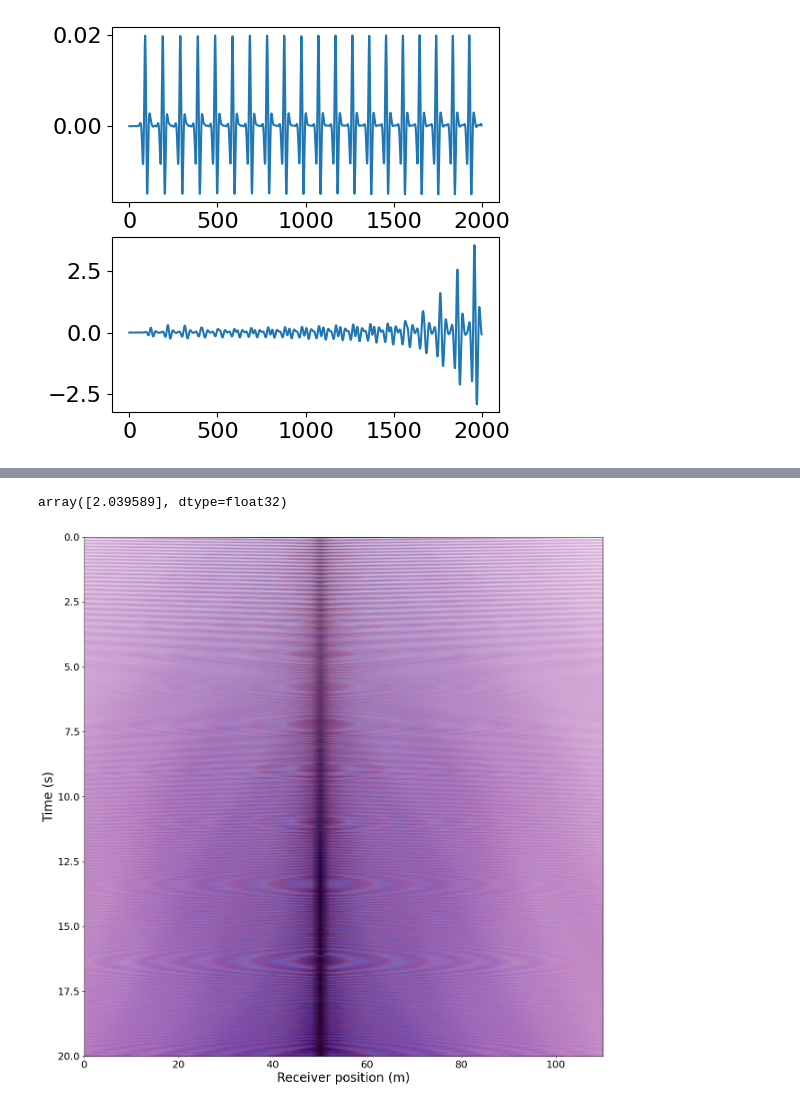
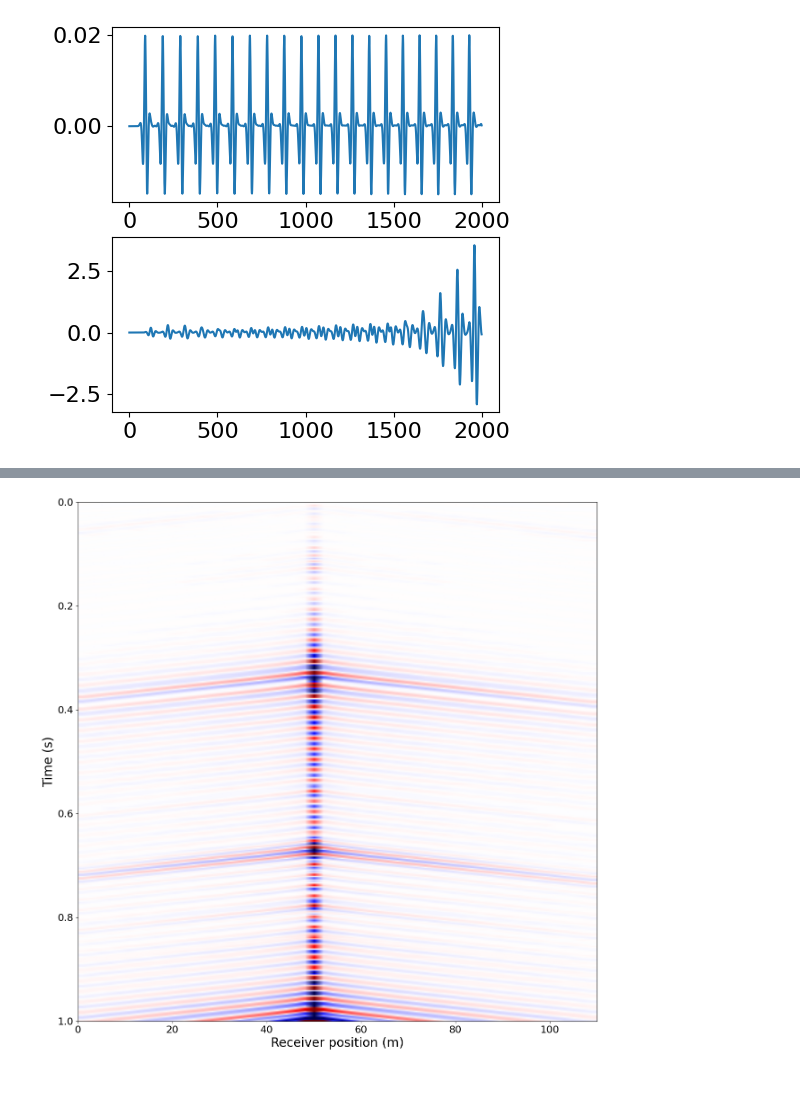
Before and after one commit to spaceswimmer/Seismic_modeling, a Jupyter notebook: src/running.ipynb, the cells around one changed output, grey strips where cells are left out. Cells and saved outputs as stored; diff of their text form; code cells hidden in the pictures.

```diff
--- a/src/running.ipynb
+++ b/src/running.ipynb
@@ -33,10 +65,14 @@ axs[1].plot(np.correlate(data_s[0][:,10], sweep_s[0], mode='full')[:data_s[0][:,
 # %%
 data_crl=[]
 for i in range(len(data_s)):
-    data_crl.append(np.apply_along_axis(np.correlate(), 1, data_s[i], sweep_s[i], mode))
+    data_crl.append(np.apply_along_axis(lambda x: np.correlate(x, sweep_s[i], mode="full")[:data_s[i].shape[0]], 0, data_s[i]))
+data_crl[19] = data_crl[19][:-2,:]
-# %% [output]
-array([2.039589], dtype=float32)
+# %%
+sum_data = np.zeros_like(data_crl[0])
+for arr in data_crl:
+    sum_data+= arr
+sum_data/=20
 # %%
-plot_seis_data(rec_coords, data, 0, 20000)
+plot_seis_data(rec_coords, sum_data, t0=0, tn=1000)
 # %% [output]
-[figure, old version]
+[figure, new version]
```
Also changed, not shown: parts of 5 cells of this notebook.
